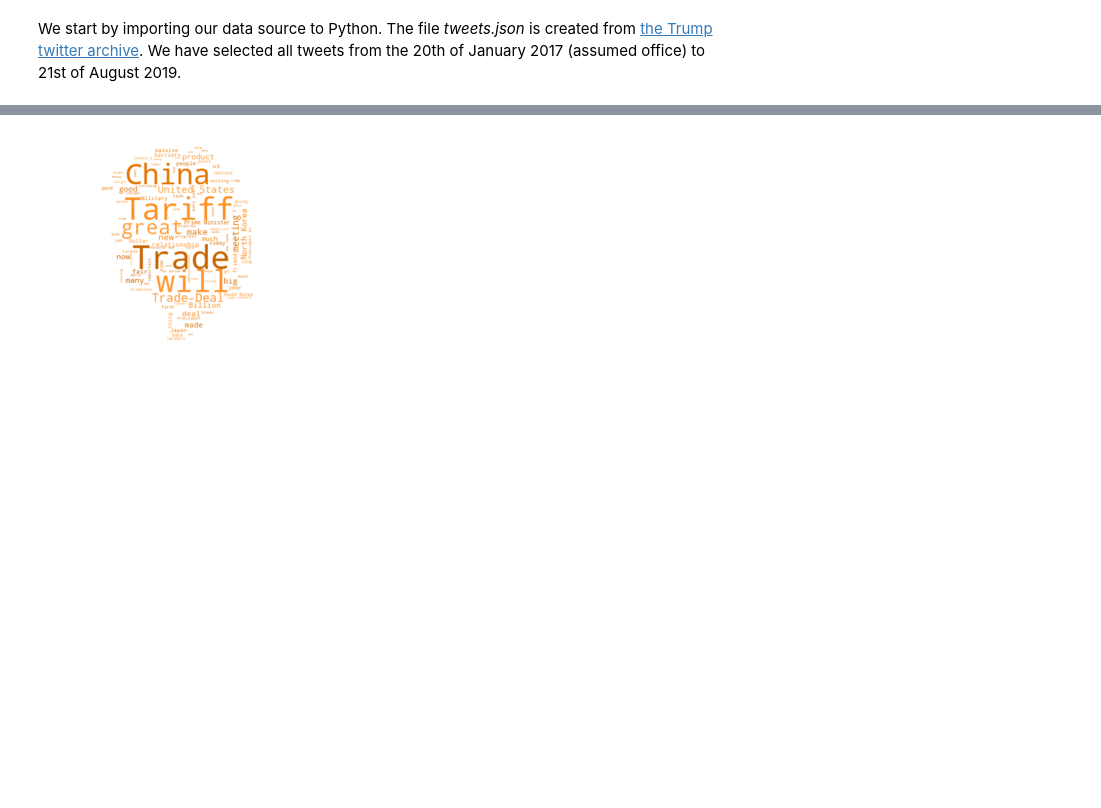
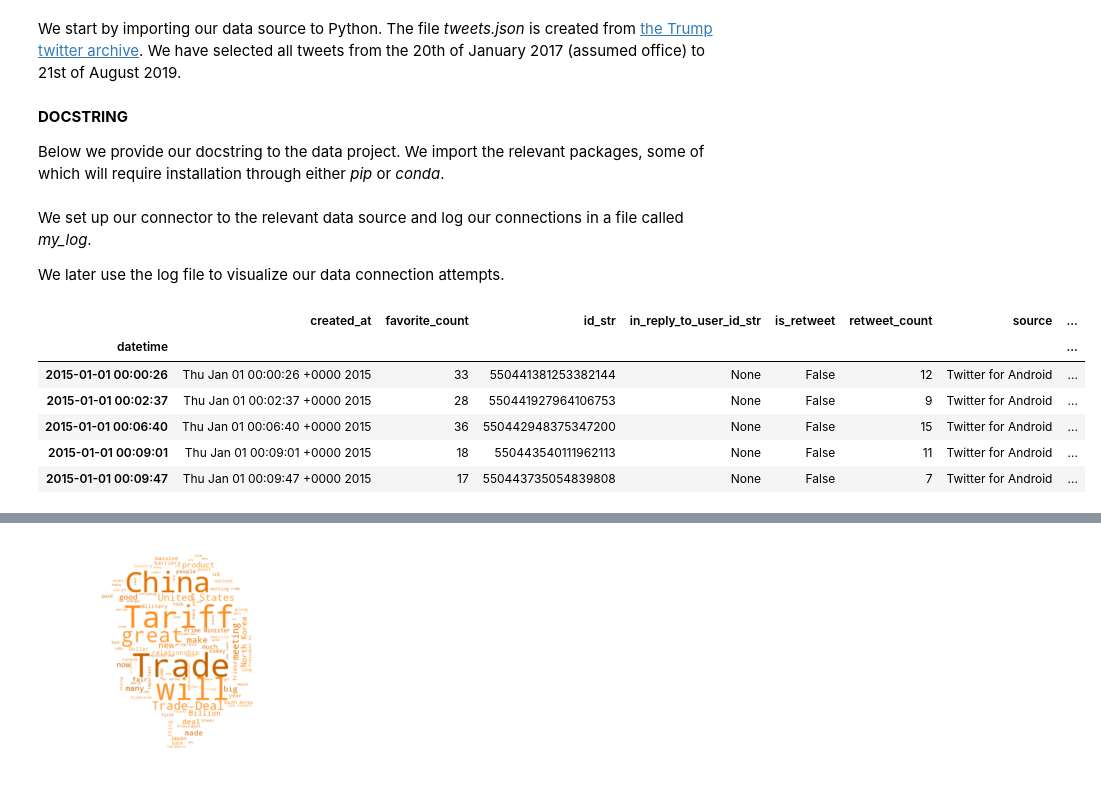
Before and after one commit to BjornCilleborg/sds2019, a Jupyter notebook: EXAM PROJECT/Exam Project.ipynb, the cells around one changed output, grey strips where cells are left out. Saved outputs shown, nothing was run; the diff lists cells and outputs as text; code cells hidden in the pictures; blank space fills up the shorter version.

```diff
--- a/EXAM PROJECT/Exam Project.ipynb
+++ b/EXAM PROJECT/Exam Project.ipynb
@@ -43,6 +36,11 @@
 - Visualize the log (lecture 10)
 # %% [markdown]
 We start by importing our data source to Python. The file *tweets.json* is created from [the Trump twitter archive](http://www.trumptwitterarchive.com/archive). We have selected all tweets from the 20th of January 2017 (assumed office) to 21st of August 2019.
+# %% [markdown]
+**DOCSTRING**
+
+Below we provide our docstring to the data project.
+We import the relevant packages, some of which will require installation through either *pip* or *conda*.
 # %%
 '''
 DOCSTRING:
@@ -67,4 +66,8 @@ from IPython.display import display, HTML
 % matplotlib inline
+# %% [markdown]
+We set up our connector to the relevant data source and log our connections in a file called *my_log*.
+
+We later use the log file to visualize our data connection attempts.
 # %%
 logfile = 'my_log'## name your log file.
 connector = scraping_class.Connector(logfile)
@@ -87,3 +90,28 @@ df = df[(df['datetime'] > '2017-01-20')] # filter by relevant date
 df = df.query("is_retweet == False") # drop retweets
 df = df.reset_index(drop=True).sort_values(by=['datetime']) # set index to date
 df.index = df['datetime']
+# %%
+# Define sentiment analyzer score
+def sentiment_analyzer_scores(sentence):
+    analyser = SentimentIntensityAnalyzer()
+    score = analyser.polarity_scores(sentence)
+     #print("{:-<40} {}".format(sentence, str(score)))
+    return score
+
+def afinn_sentiment_analyzer_scores(sentence):
+    afinn = Afinn(language='en')
+    score = afinn.score(sentence)
+    return score
+
+# Add sentiment to dataframe
+df['vader'] = [sentiment_analyzer_scores(tweet)['compound'] for tweet in df['text']]
+df['afinn'] = [afinn_sentiment_analyzer_scores(tweet) for tweet in df['text']]
+display(df.head())
+# %% [output]
+|  | created_at | favorite_count | id_str | in_reply_to_user_id_str | is_retweet | retweet_count | source | ... |
+| datetime |  |  |  |  |  |  |  | ... |
+| 2015-01-01 00:00:26 | Thu Jan 01 00:00:26 +0000 2015 | 33 | 550441381253382144 | None | False | 12 | Twitter for Android | ... |
+| 2015-01-01 00:02:37 | Thu Jan 01 00:02:37 +0000 2015 | 28 | 550441927964106753 | None | False | 9 | Twitter for Android | ... |
+| 2015-01-01 00:06:40 | Thu Jan 01 00:06:40 +0000 2015 | 36 | 550442948375347200 | None | False | 15 | Twitter for Android | ... |
+| 2015-01-01 00:09:01 | Thu Jan 01 00:09:01 +0000 2015 | 18 | 550443540111962113 | None | False | 11 | Twitter for Android | ... |
+| 2015-01-01 00:09:47 | Thu Jan 01 00:09:47 +0000 2015 | 17 | 550443735054839808 | None | False | 7 | Twitter for Android | ... |
```
Also changed, not shown: parts of 11 cells of this notebook, 3 other files.
